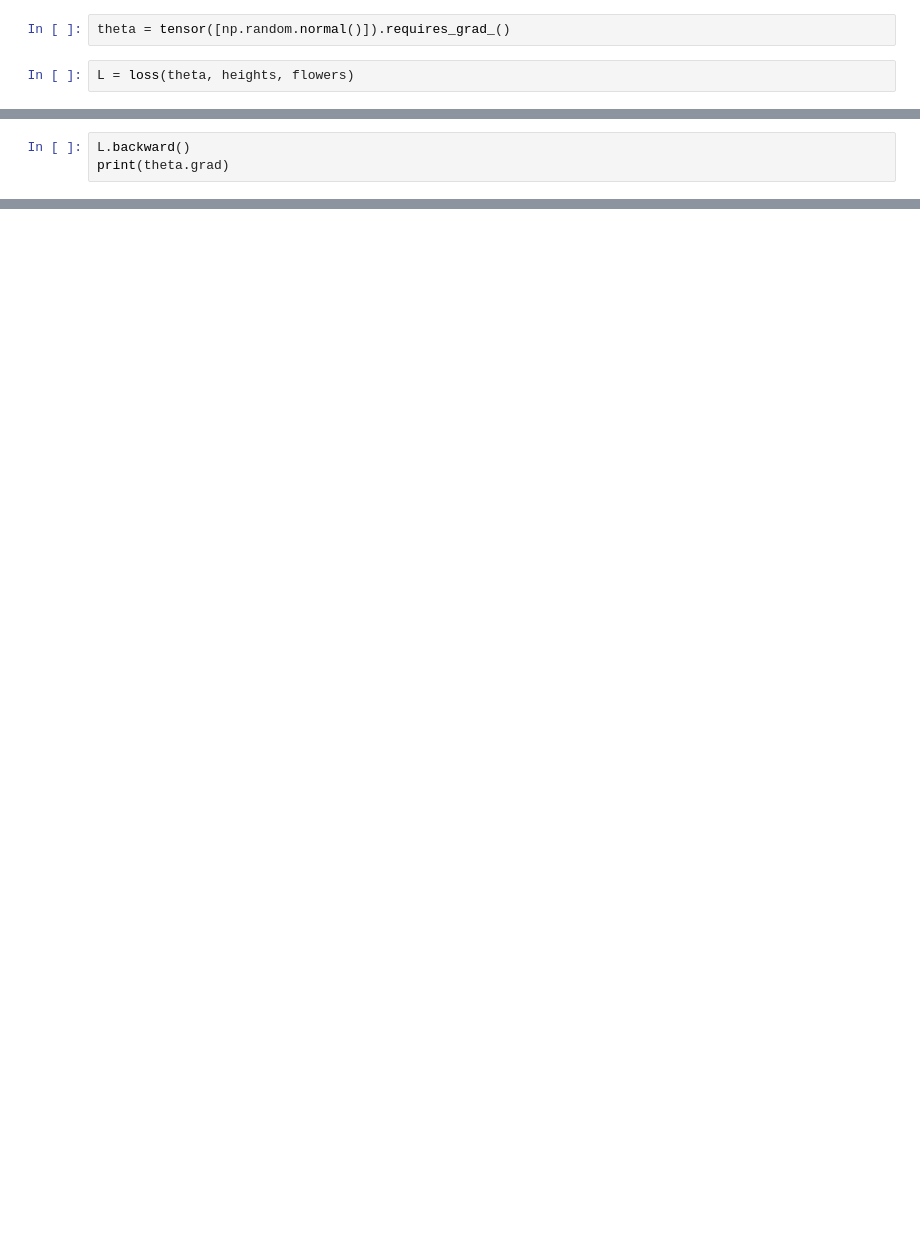
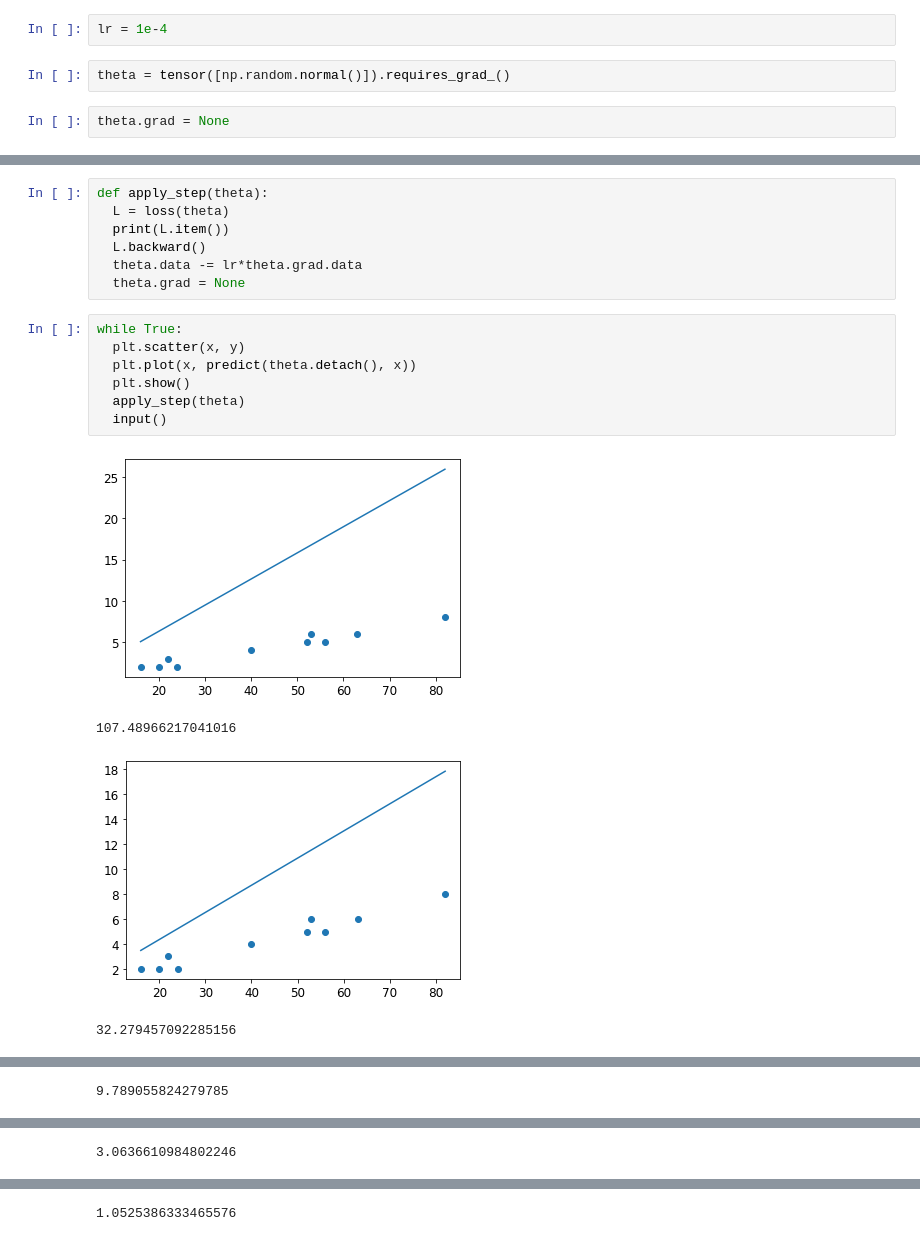
Before and after one commit to Kman503/AI-Block4-2223, a Jupyter notebook: nb2.ipynb, the cells around one changed output, grey strips where cells are left out. Cells and saved outputs as stored; diff of their text form; blank space fills up the shorter version.

```diff
--- a/nb2.ipynb
+++ b/nb2.ipynb
@@ -145,7 +149,9 @@ def loss(theta, x, y):
+# %%
+lr = 1e-4
 # %%
 theta = tensor([np.random.normal()]).requires_grad_()
-# %%
-L = loss(theta, heights, flowers)
+# %%
+theta.grad = None
 # %%
 plt.scatter(heights, flowers, label = "act", color = "green")
 plt.plot(heights, predict(theta.detach(), heights), label = "pred")
@@ -153,3 +162,19 @@ plt.legend()
-# %%
-L.backward()
-print(theta.grad)
+# %%
+def apply_step(theta):
+  L = loss(theta)
+  print(L.item())
+  L.backward()
+  theta.data -= lr*theta.grad.data
+  theta.grad = None
+# %%
+while True:
+  plt.scatter(x, y)
+  plt.plot(x, predict(theta.detach(), x))
+  plt.show()
+  apply_step(theta)
+  input()
+# %% [output]
+[figure, added]
+107.48966217041016
+[figure, added]
+32.279457092285156
@@ -155,0 +182 @@ print(theta.grad)
+9.789055824279785
@@ -155,0 +184 @@ print(theta.grad)
+3.0636610984802246
@@ -155,0 +186 @@ print(theta.grad)
+1.0525386333465576
```
Also changed, not shown: parts of 9 cells of this notebook.
